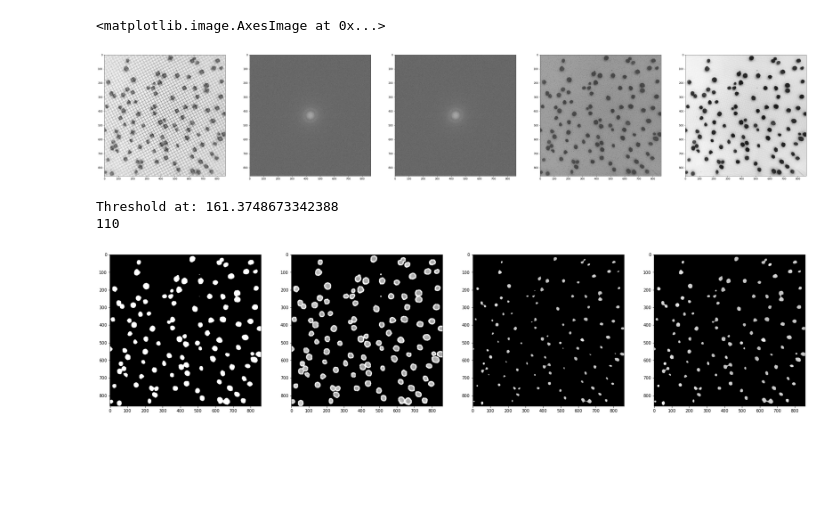
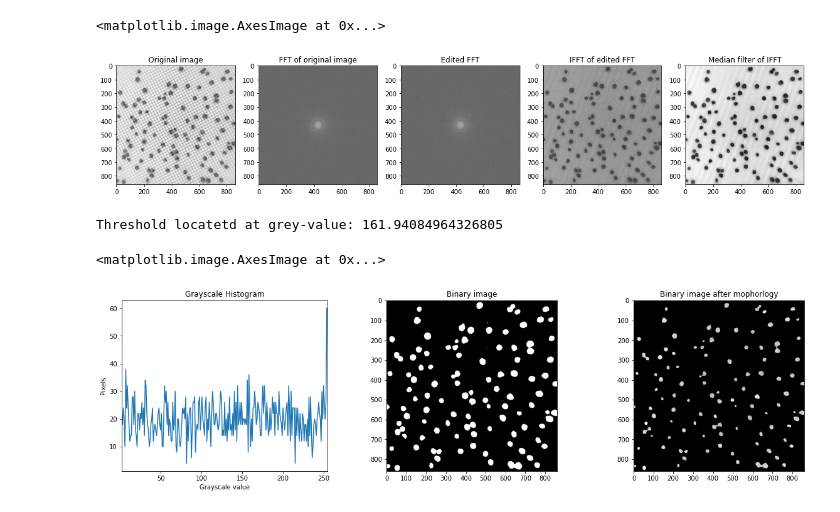
Before and after one commit to lschirmbrand/DHBW_Digital_Image_Processing, a Jupyter notebook: exec.ipynb, the cells around one changed output. Cells and saved outputs as stored; diff of their text form; code cells hidden in the pictures; blank space fills up the shorter version.

```diff
--- a/exec.ipynb
+++ b/exec.ipynb
@@ -1,57 +1,61 @@
 # %%
 import numpy as np
 from scipy import ndimage as ndim
-import skimage.morphology
+from skimage import morphology, io, filters
 import skimage.io
 from scipy.ndimage import median_filter
 from skimage.morphology.selem import disk
-from skimage import filters
+# from skimage import filters
+import numpy as np
 import matplotlib.pyplot as plt
-from skimage.color import rgb2gray
 from skimage.feature import peak_local_max
 
 plt.rcParams['image.cmap'] = 'gray'  # change default colormap
 
-fig, ax = plt.subplots(ncols=5, figsize=(50, 10))
+fig, ax = plt.subplots(ncols=5, figsize=(20, 10))
 
 input_image = skimage.io.imread("./img/input.tif")
 
-# input_image_grey = rgb2gray(input_image)
-input_image_grey = input_image
-ax[0].imshow(input_image_grey)
-# fft
-input_image_fft = np.fft.fftshift(np.fft.fft2(input_image_grey))
-# ax[2].imshow(np.log(abs(input_image_fft)), cmap='gray')
-ax[1].imshow(np.log(abs(input_image_fft)), cmap='gray')
-radius = 12
+input_image_fft = np.fft.fftshift(np.fft.fft2(input_image))
+radius = 16
 center = 430
 
 input_image_fft_edit = input_image_fft
 for x in range(int(np.sqrt(input_image_fft_edit.size))):
     for y in range(int(np.sqrt(input_image_fft_edit.size))):
-        if ((x > center + radius or x < center - radius and (y > center + radius or y < center - radius))
-                and (y > center + radius or y < center - radius and (x > center + radius or x < center - radius))):
+        if (((x > center + radius or x < center - radius)
+             or (y > center + radius or y < center - radius))):
             if (np.log(abs(input_image_fft_edit[x, y])) > 13.5):
                 input_image_fft_edit[x, y] = np.complex128(255)
 
-ax[2].imshow(np.log(abs(input_image_fft_edit)), cmap='gray')
 
 input_image_ifft = abs(np.fft.ifft2(input_image_fft))
-ax[3].imshow(input_image_ifft, cmap='gray')
 
 median_img = median_filter(input_image_ifft, 4)
+
+
+ax[0].title.set_text('Original image')
+ax[0].imshow(input_image)
+ax[1].title.set_text('FFT of original image')
+ax[1].imshow(np.log(abs(input_image_fft)), cmap='gray')
+ax[2].title.set_text('Edited FFT')
+ax[2].imshow(np.log(abs(input_image_fft_edit)), cmap='gray')
+ax[3].title.set_text('IFFT of edited FFT')
+ax[3].imshow(input_image_ifft, cmap='gray')
+ax[4].title.set_text('Median filter of IFFT')
 ax[4].imshow(median_img)
 # %% [output]
 <matplotlib.image.AxesImage at 0x...>
-[figure, old version]
+[figure, new version]
 # %%
-treshold = filters.threshold_otsu(median_img)
-print("Threshold at: {}".format(treshold))
+fig, ax = plt.subplots(ncols=3,figsize=(20,5))
 
-fig, ax = plt.subplots(ncols=4, figsize=(30,10))
+histogram, bin_edges = np.histogram(input_image_fft, bins=256, range=(0, 255))
 
-binary_mask = median_img < treshold
-ax[0].imshow(binary_mask)
+t = filters.threshold_otsu(median_img)
+print("Threshold locatetd at grey-value: {}".format(t))
+
+binary_mask = median_img < t
 
 # use the binary_mask to remove the background
 masked_img = np.zeros_like(median_img)
@@ -60,18 +64,19 @@ masked_img[binary_mask] = median_img[binary_mask]
 erosion_radius = 10.5
 
 erosion_img = skimage.morphology.dilation(masked_img, disk(erosion_radius/3))
-ax[1].imshow(erosion_img)
 erosion_img = skimage.morphology.erosion(erosion_img, disk(erosion_radius))
+erosion_img = skimage.morphology.dilation(erosion_img, disk(erosion_radius/4))
+
+ax[0].plot(bin_edges[0:-1], histogram)
+ax[0].title.set_text('Grayscale Histogram')
+ax[0].set_xlabel('Grayscale value')
+ax[0].set_ylabel('Pixels')
+ax[0].set_xlim(2,255)
+ax[1].title.set_text('Binary image')
+ax[1].imshow(binary_mask)
+ax[2].title.set_text('Binary image after mophorlogy')
 ax[2].imshow(erosion_img)
-erosion_img = skimage.morphology.dilation(erosion_img, disk(erosion_radius/4))
-ax[3].imshow(erosion_img)
-
-min_d = 5
-
-distance = ndim.distance_transform_edt(erosion_img)
-coordinates = peak_local_max(distance, min_distance=min_d)
-print(len(coordinates))
 # %% [output]
-Threshold at: 161.3748673342388
-110
+Threshold locatetd at grey-value: 161.94084964326805
+<matplotlib.image.AxesImage at 0x...>
-[figure, old version]
+[figure, new version]
```
Also changed, not shown: parts of 1 cell of this notebook.
